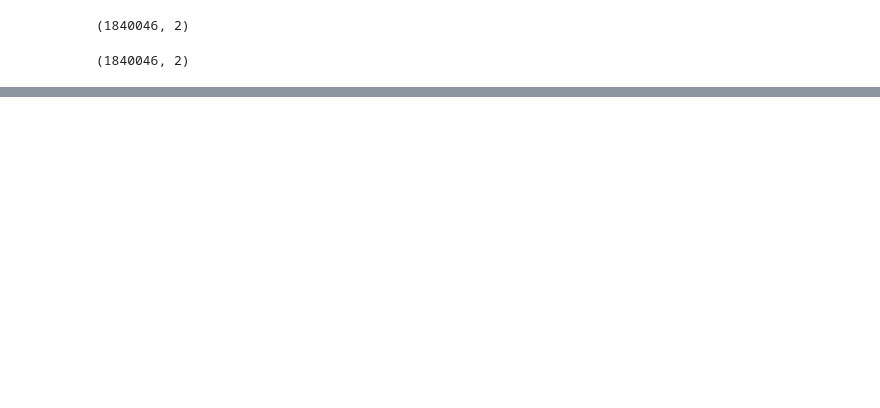
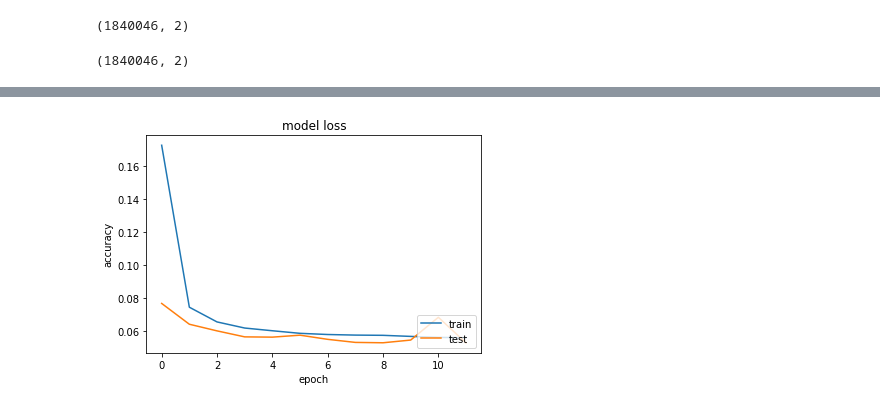
Before and after one commit to AvikantPrasad-Capstone/Capstone-B---2019, a Jupyter notebook: UNSW-NB15.ipynb, the cells around one changed output, grey strips where cells are left out. Saved outputs shown, nothing was run; the diff lists cells and outputs as text; code cells hidden in the pictures; blank space fills up the shorter version.

```diff
--- a/UNSW-NB15.ipynb
+++ b/UNSW-NB15.ipynb
@@ -382,0 +425,18 @@ x.shape
+# %%
+# plot training history
+import matplotlib.pyplot as plt
+# summarize history for accuracy
+plt.plot(history.history['loss'])
+plt.plot(history.history['val_loss'])
+plt.title('model loss')
+plt.ylabel('accuracy')
+plt.xlabel('epoch')
+plt.legend(['train', 'test'], loc='lower right')
+plt.show()
+
+#show in the graph below the acurracy on both the trained and validated
+#has a ever so slight increase, meaning the model could be trained longer
+#to increase the accuracy of the model.It can also be seen that the model
+#has not been over or under fitted as both show some comparable skill.
+# %% [output]
+[figure, added]
```
Also changed, not shown: parts of 46 cells of this notebook.
